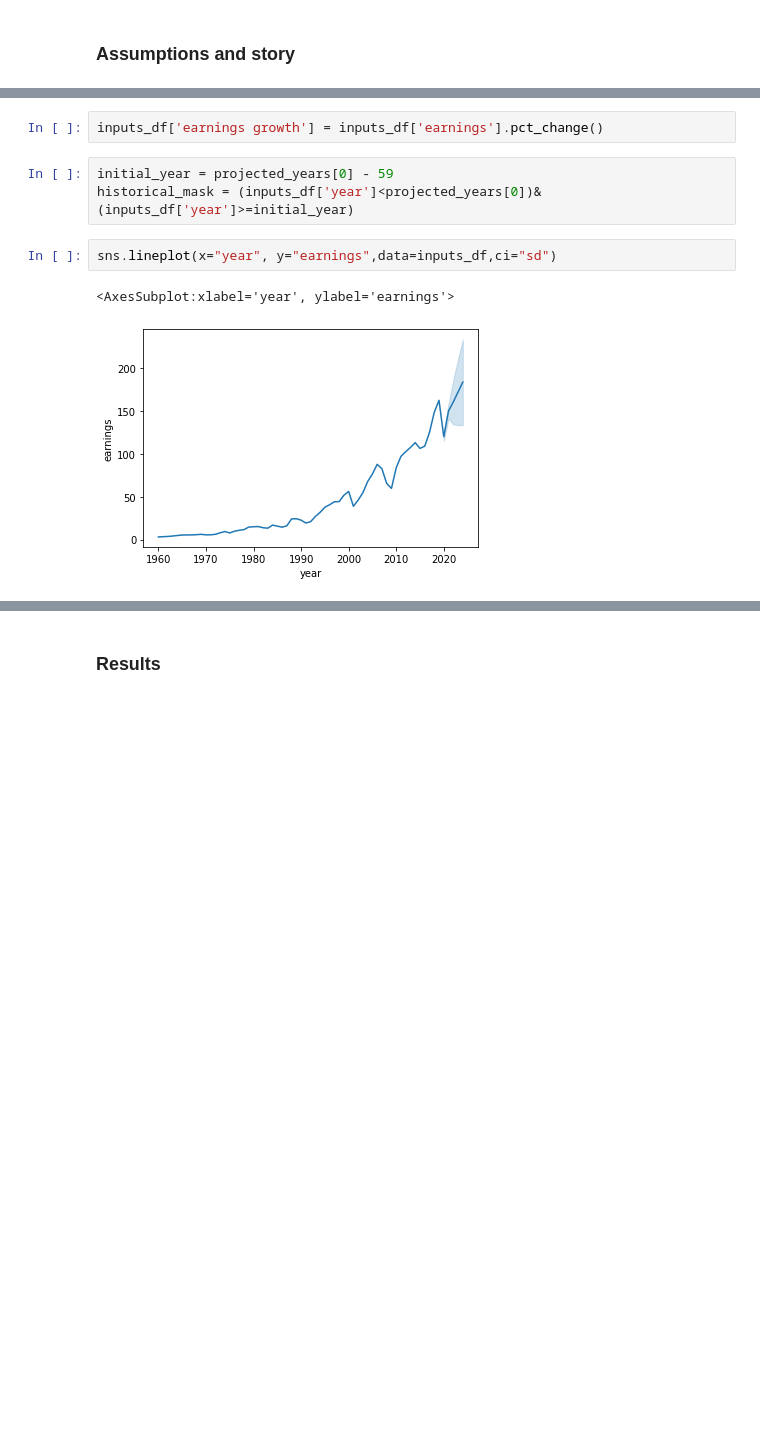
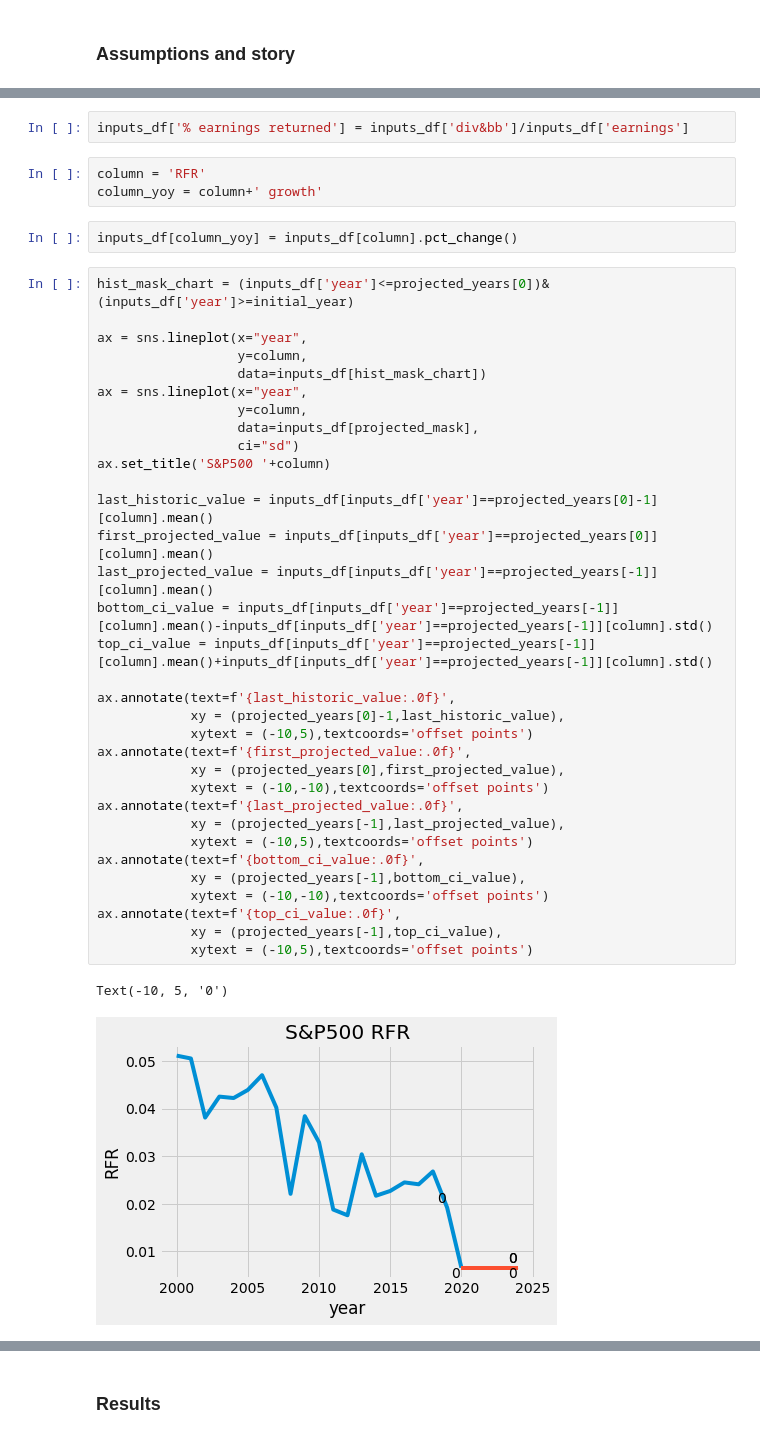
Before and after one commit to aguilalv/CorpFinSandbox, a Jupyter notebook: 2020.06.01 - S&P500 valuation.ipynb, the cells around one changed output, grey strips where cells are left out. Drawn from its saved outputs; the diff is of its cells as text; blank space fills up the shorter version.

```diff
--- a/2020.06.01 - S&P500 valuation.ipynb
+++ b/2020.06.01 - S&P500 valuation.ipynb
@@ -149,11 +153,44 @@ for i in range(0,monte_carlo_iterations):
 # %%
-inputs_df['earnings growth'] = inputs_df['earnings'].pct_change()
+inputs_df['% earnings returned'] = inputs_df['div&bb']/inputs_df['earnings']
-# %%
-initial_year = projected_years[0] - 59
-historical_mask = (inputs_df['year']<projected_years[0])&(inputs_df['year']>=initial_year)
-# %%
-sns.lineplot(x="year", y="earnings",data=inputs_df,ci="sd")
-# %% [output]
-<AxesSubplot:xlabel='year', ylabel='earnings'>
-[figure, removed]
+# %%
+column = 'RFR'
+column_yoy = column+' growth'
+# %%
+inputs_df[column_yoy] = inputs_df[column].pct_change()
+# %%
+hist_mask_chart = (inputs_df['year']<=projected_years[0])&(inputs_df['year']>=initial_year)
+
+ax = sns.lineplot(x="year",
+                  y=column,
+                  data=inputs_df[hist_mask_chart])
+ax = sns.lineplot(x="year",
+                  y=column,
+                  data=inputs_df[projected_mask],
+                  ci="sd")
+ax.set_title('S&P500 '+column)
+
+last_historic_value = inputs_df[inputs_df['year']==projected_years[0]-1][column].mean()
+first_projected_value = inputs_df[inputs_df['year']==projected_years[0]][column].mean()
+last_projected_value = inputs_df[inputs_df['year']==projected_years[-1]][column].mean()
+bottom_ci_value = inputs_df[inputs_df['year']==projected_years[-1]][column].mean()-inputs_df[inputs_df['year']==projected_years[-1]][column].std()
+top_ci_value = inputs_df[inputs_df['year']==projected_years[-1]][column].mean()+inputs_df[inputs_df['year']==projected_years[-1]][column].std()
+
+ax.annotate(text=f'{last_historic_value:.0f}',
+            xy = (projected_years[0]-1,last_historic_value),
+            xytext = (-10,5),textcoords='offset points')
+ax.annotate(text=f'{first_projected_value:.0f}',
+            xy = (projected_years[0],first_projected_value),
+            xytext = (-10,-10),textcoords='offset points')
+ax.annotate(text=f'{last_projected_value:.0f}',
+            xy = (projected_years[-1],last_projected_value),
+            xytext = (-10,5),textcoords='offset points')
+ax.annotate(text=f'{bottom_ci_value:.0f}',
+            xy = (projected_years[-1],bottom_ci_value),
+            xytext = (-10,-10),textcoords='offset points')
+ax.annotate(text=f'{top_ci_value:.0f}',
+            xy = (projected_years[-1],top_ci_value),
+            xytext = (-10,5),textcoords='offset points')
+# %% [output]
+Text(-10, 5, '0')
+[figure, added]
 # %%
```
Also changed, not shown: parts of 7 cells of this notebook.
